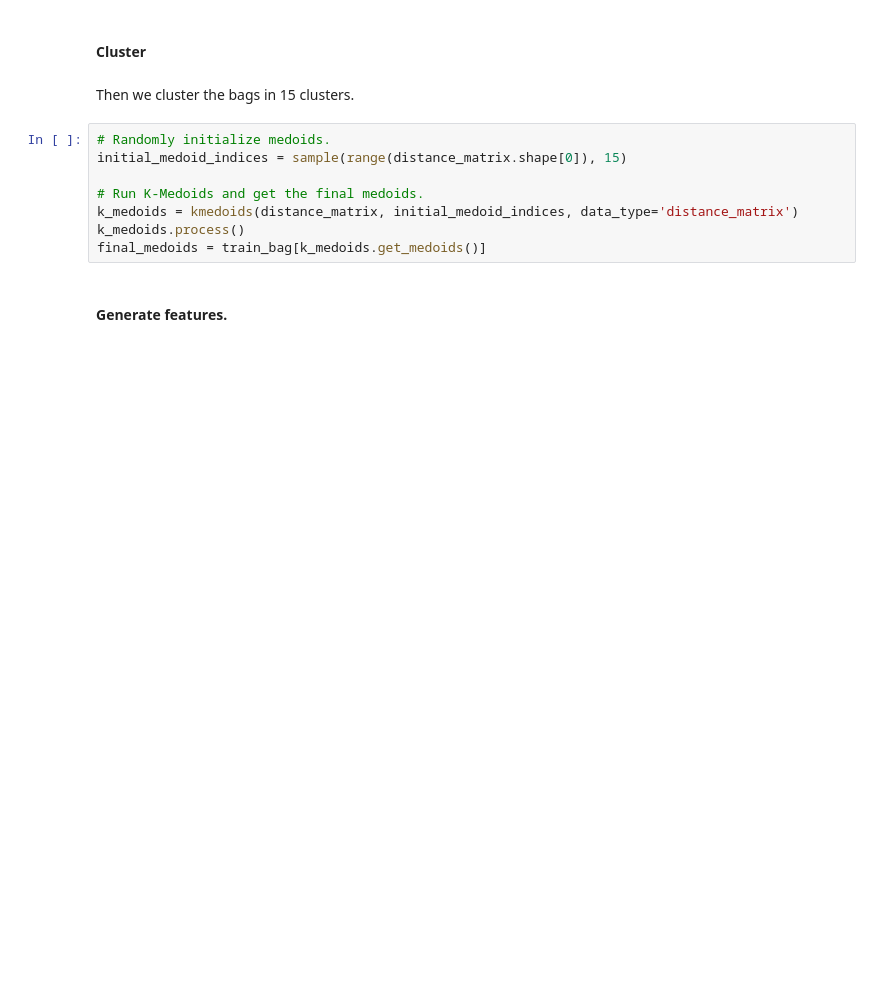
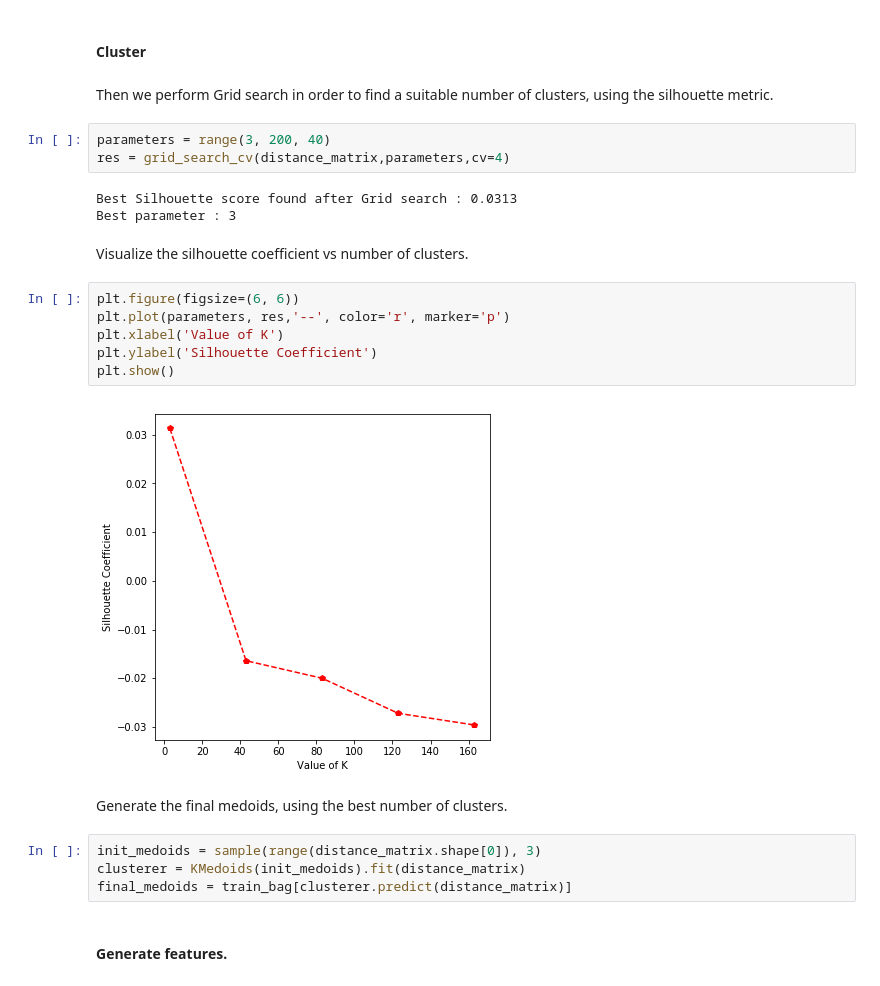
Before and after one commit to Adamantios/Delicious-MIL, a Jupyter notebook: PartB.ipynb, the cells around one changed output. Saved outputs shown, nothing was run; the diff lists cells and outputs as text; blank space fills up the shorter version.

```diff
--- a/PartB.ipynb
+++ b/PartB.ipynb
@@ -163,16 +167,30 @@ for (i, x), (j, y) in combinations(enumerate(train_bag), 2):
     distance_matrix[j, i] = distance_matrix[i, j]
 # %% [markdown]
 #### Cluster
-# %% [markdown]
-Then we cluster the bags in 15 clusters.
-# %%
-# Randomly initialize medoids.
-initial_medoid_indices = sample(range(distance_matrix.shape[0]), 15)
-
-# Run K-Medoids and get the final medoids.
-k_medoids = kmedoids(distance_matrix, initial_medoid_indices, data_type='distance_matrix')
-k_medoids.process()
-final_medoids = train_bag[k_medoids.get_medoids()]
+# %% [markdown]
+Then we perform Grid search in order to find a suitable number of clusters, using the silhouette metric.
+# %%
+parameters = range(3, 200, 40)
+res = grid_search_cv(distance_matrix,parameters,cv=4)
+# %% [output]
+Best Silhouette score found after Grid search : 0.0313
+Best parameter : 3
+# %% [markdown]
+Visualize the silhouette coefficient vs number of clusters.
+# %%
+plt.figure(figsize=(6, 6))
+plt.plot(parameters, res,'--', color='r', marker='p')
+plt.xlabel('Value of K')
+plt.ylabel('Silhouette Coefficient')
+plt.show()
+# %% [output]
+[figure, added]
+# %% [markdown]
+Generate the final medoids, using the best number of clusters.
+# %%
+init_medoids = sample(range(distance_matrix.shape[0]), 3)
+clusterer = KMedoids(init_medoids).fit(distance_matrix)
+final_medoids = train_bag[clusterer.predict(distance_matrix)]
 # %% [markdown]
 #### Generate features.
 # %% [markdown]
```
Also changed, not shown: parts of 22 cells of this notebook.
